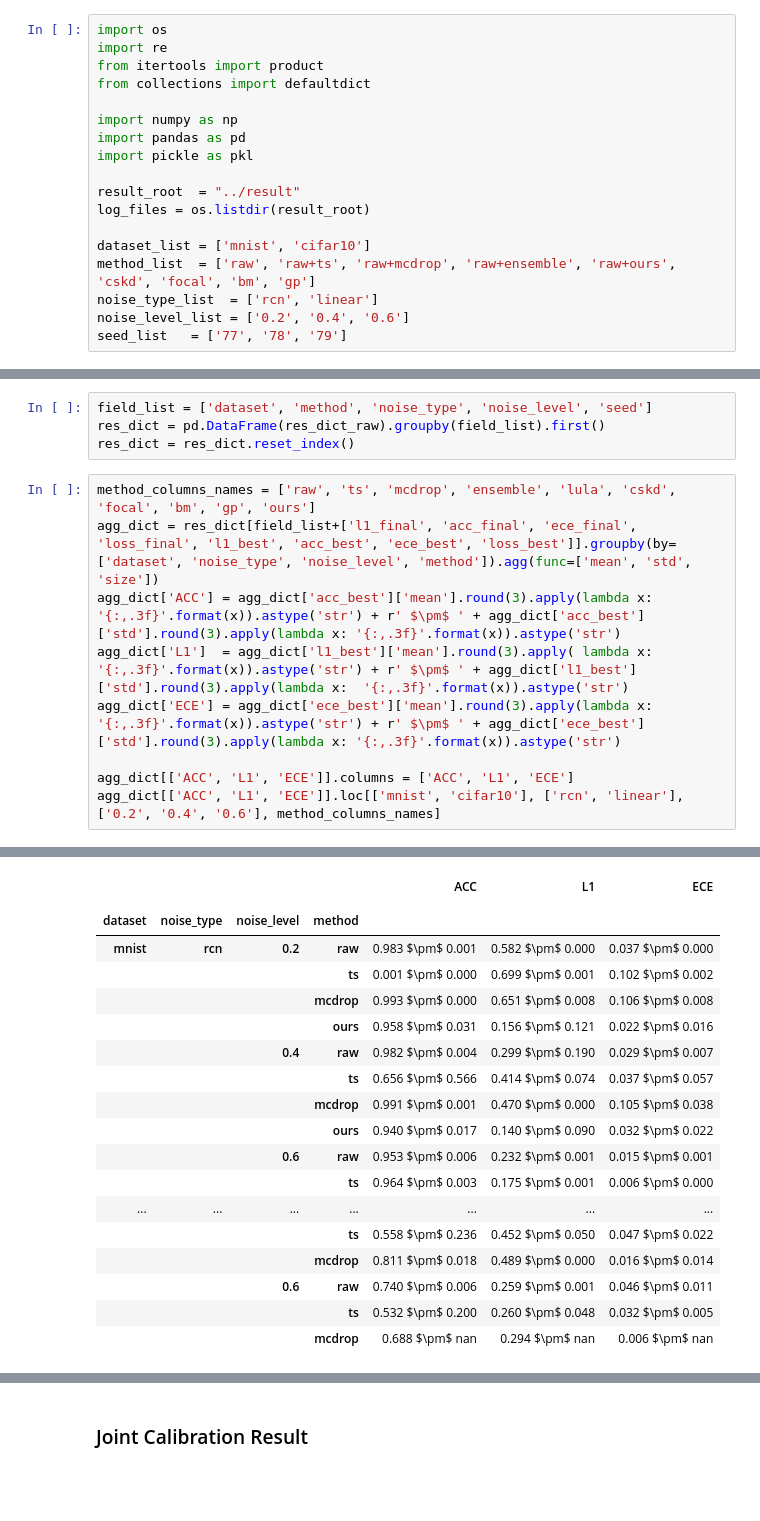
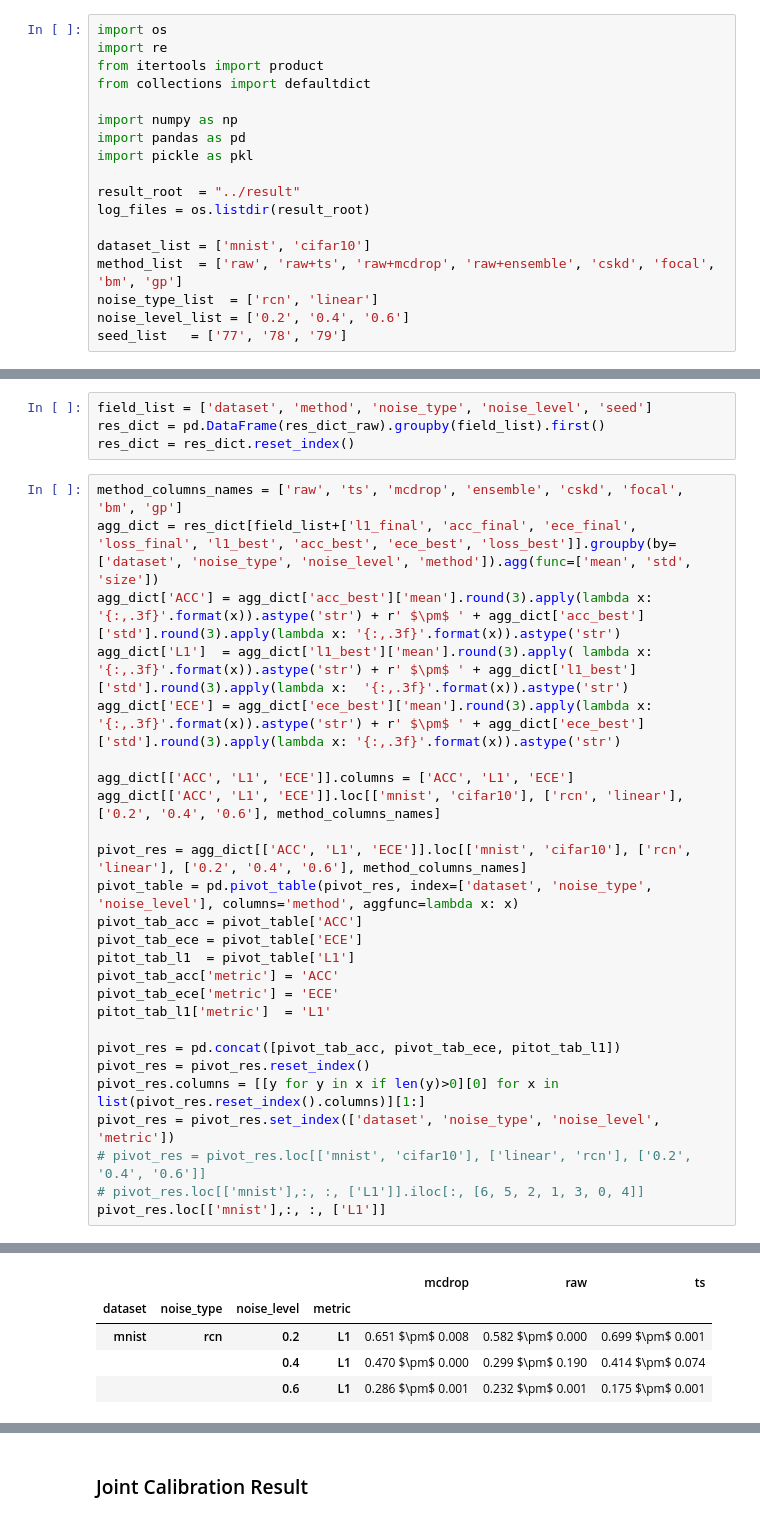
Before and after one commit to pingqingsheng/JointCalibration, a Jupyter notebook: notebook/AISTATS2023_Experiments_Summary.ipynb, the cells around one changed output, grey strips where cells are left out. Drawn from its saved outputs; the diff is of its cells as text; blank space fills up the shorter version.

```diff
--- a/notebook/AISTATS2023_Experiments_Summary.ipynb
+++ b/notebook/AISTATS2023_Experiments_Summary.ipynb
@@ -14,7 +14,7 @@ result_root  = "../result"
 log_files = os.listdir(result_root)
 
 dataset_list = ['mnist', 'cifar10']
-method_list  = ['raw', 'raw+ts', 'raw+mcdrop', 'raw+ensemble', 'raw+ours', 'cskd', 'focal', 'bm', 'gp']
+method_list  = ['raw', 'raw+ts', 'raw+mcdrop', 'raw+ensemble', 'cskd', 'focal', 'bm', 'gp']
 noise_type_list  = ['rcn', 'linear']
 noise_level_list = ['0.2', '0.4', '0.6']
 seed_list   = ['77', '78', '79']
@@ -58,7 +58,7 @@ field_list = ['dataset', 'method', 'noise_type', 'noise_level', 'seed']
 res_dict = pd.DataFrame(res_dict_raw).groupby(field_list).first()
 res_dict = res_dict.reset_index()
 # %%
-method_columns_names = ['raw', 'ts', 'mcdrop', 'ensemble', 'lula', 'cskd', 'focal', 'bm', 'gp', 'ours']
+method_columns_names = ['raw', 'ts', 'mcdrop', 'ensemble', 'cskd', 'focal', 'bm', 'gp']
 agg_dict = res_dict[field_list+['l1_final', 'acc_final', 'ece_final', 'loss_final', 'l1_best', 'acc_best', 'ece_best', 'loss_best']].groupby(by=['dataset', 'noise_type', 'noise_level', 'method']).agg(func=['mean', 'std', 'size'])
 agg_dict['ACC'] = agg_dict['acc_best']['mean'].round(3).apply(lambda x: '{:,.3f}'.format(x)).astype('str') + r' $\pm$ ' + agg_dict['acc_best']['std'].round(3).apply(lambda x: '{:,.3f}'.format(x)).astype('str')
 agg_dict['L1']  = agg_dict['l1_best']['mean'].round(3).apply( lambda x: '{:,.3f}'.format(x)).astype('str') + r' $\pm$ ' + agg_dict['l1_best']['std'].round(3).apply(lambda x:  '{:,.3f}'.format(x)).astype('str')
@@ -66,4 +66,21 @@ agg_dict['ECE'] = agg_dict['ece_best']['mean'].round(3).apply(lambda x: '{:,.3f}
 
 agg_dict[['ACC', 'L1', 'ECE']].columns = ['ACC', 'L1', 'ECE']
 agg_dict[['ACC', 'L1', 'ECE']].loc[['mnist', 'cifar10'], ['rcn', 'linear'], ['0.2', '0.4', '0.6'], method_columns_names]
+
+pivot_res = agg_dict[['ACC', 'L1', 'ECE']].loc[['mnist', 'cifar10'], ['rcn', 'linear'], ['0.2', '0.4', '0.6'], method_columns_names]
+pivot_table = pd.pivot_table(pivot_res, index=['dataset', 'noise_type', 'noise_level'], columns='method', aggfunc=lambda x: x)
+pivot_tab_acc = pivot_table['ACC']
+pivot_tab_ece = pivot_table['ECE']
+pitot_tab_l1  = pivot_table['L1']
+pivot_tab_acc['metric'] = 'ACC'
+pivot_tab_ece['metric'] = 'ECE'
+pitot_tab_l1['metric']  = 'L1'
+
+pivot_res = pd.concat([pivot_tab_acc, pivot_tab_ece, pitot_tab_l1])
+pivot_res = pivot_res.reset_index()
+pivot_res.columns = [[y for y in x if len(y)>0][0] for x in list(pivot_res.reset_index().columns)][1:]
+pivot_res = pivot_res.set_index(['dataset', 'noise_type', 'noise_level', 'metric'])
+# pivot_res = pivot_res.loc[['mnist', 'cifar10'], ['linear', 'rcn'], ['0.2', '0.4', '0.6']]
+# pivot_res.loc[['mnist'],:, :, ['L1']].iloc[:, [6, 5, 2, 1, 3, 0, 4]]
+pivot_res.loc[['mnist'],:, :, ['L1']]
 # %% [output]
@@ -70,20 +102,6 @@ agg_dict[['ACC', 'L1', 'ECE']].loc[['mnist', 'cifar10'], ['rcn', 'linear'], ['0.
-|  |  |  |  | ACC | L1 | ECE |
-|  |  |  |  |  |  |  |
-| dataset | noise_type | noise_level | method |  |  |  |
-| mnist | rcn | 0.2 | raw | 0.983 $\pm$ 0.001 | 0.582 $\pm$ 0.000 | 0.037 $\pm$ 0.000 |
-|  |  |  | ts | 0.001 $\pm$ 0.000 | 0.699 $\pm$ 0.001 | 0.102 $\pm$ 0.002 |
-|  |  |  | mcdrop | 0.993 $\pm$ 0.000 | 0.651 $\pm$ 0.008 | 0.106 $\pm$ 0.008 |
-|  |  |  | ours | 0.958 $\pm$ 0.031 | 0.156 $\pm$ 0.121 | 0.022 $\pm$ 0.016 |
-|  |  | 0.4 | raw | 0.982 $\pm$ 0.004 | 0.299 $\pm$ 0.190 | 0.029 $\pm$ 0.007 |
-|  |  |  | ts | 0.656 $\pm$ 0.566 | 0.414 $\pm$ 0.074 | 0.037 $\pm$ 0.057 |
-|  |  |  | mcdrop | 0.991 $\pm$ 0.001 | 0.470 $\pm$ 0.000 | 0.105 $\pm$ 0.038 |
-|  |  |  | ours | 0.940 $\pm$ 0.017 | 0.140 $\pm$ 0.090 | 0.032 $\pm$ 0.022 |
-|  |  | 0.6 | raw | 0.953 $\pm$ 0.006 | 0.232 $\pm$ 0.001 | 0.015 $\pm$ 0.001 |
-|  |  |  | ts | 0.964 $\pm$ 0.003 | 0.175 $\pm$ 0.001 | 0.006 $\pm$ 0.000 |
-| ... | ... | ... | ... | ... | ... | ... |
-|  |  |  | ts | 0.558 $\pm$ 0.236 | 0.452 $\pm$ 0.050 | 0.047 $\pm$ 0.022 |
-|  |  |  | mcdrop | 0.811 $\pm$ 0.018 | 0.489 $\pm$ 0.000 | 0.016 $\pm$ 0.014 |
-|  |  | 0.6 | raw | 0.740 $\pm$ 0.006 | 0.259 $\pm$ 0.001 | 0.046 $\pm$ 0.011 |
-|  |  |  | ts | 0.532 $\pm$ 0.200 | 0.260 $\pm$ 0.048 | 0.032 $\pm$ 0.005 |
-|  |  |  | mcdrop | 0.688 $\pm$ nan | 0.294 $\pm$ nan | 0.006 $\pm$ nan |
+|  |  |  |  | mcdrop | raw | ts |
+| dataset | noise_type | noise_level | metric |  |  |  |
+| mnist | rcn | 0.2 | L1 | 0.651 $\pm$ 0.008 | 0.582 $\pm$ 0.000 | 0.699 $\pm$ 0.001 |
+|  |  | 0.4 | L1 | 0.470 $\pm$ 0.000 | 0.299 $\pm$ 0.190 | 0.414 $\pm$ 0.074 |
+|  |  | 0.6 | L1 | 0.286 $\pm$ 0.001 | 0.232 $\pm$ 0.001 | 0.175 $\pm$ 0.001 |
 # %%
```
Also changed, not shown: parts of 4 cells of this notebook, 9 other files.
